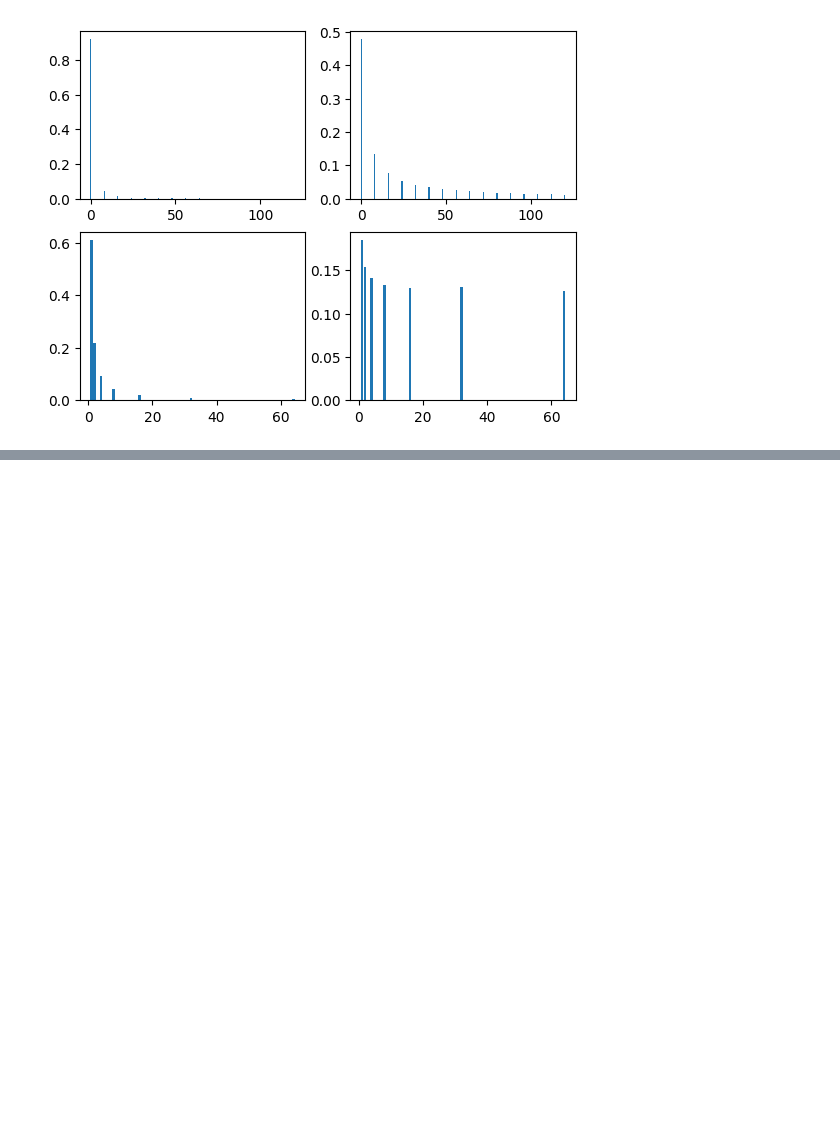
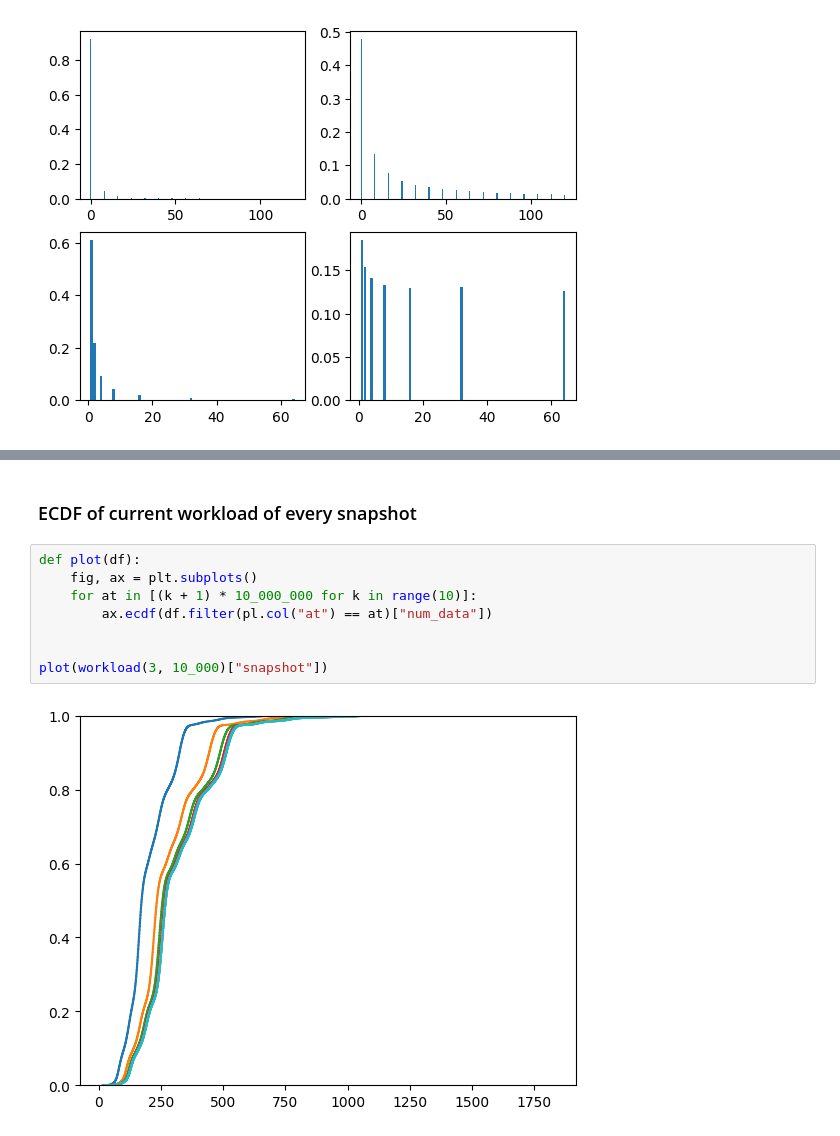
Before and after one commit to sgdxbc/storage-simulation-data, a Jupyter notebook: graphs.ipynb, the cells around one changed output, grey strips where cells are left out. Drawn from its saved outputs; the diff is of its cells as text; blank space fills up the shorter version.

```diff
--- a/graphs.ipynb
+++ b/graphs.ipynb
@@ -39,0 +83,12 @@ plot(2.0)
+# %% [markdown]
+### ECDF of current workload of every snapshot
+# %%
+def plot(df):
+    fig, ax = plt.subplots()
+    for at in [(k + 1) * 10_000_000 for k in range(10)]:
+        ax.ecdf(df.filter(pl.col("at") == at)["num_data"])
+
+
+plot(workload(3, 10_000)["snapshot"])
+# %% [output]
+[figure, added]
```
Also changed, not shown: parts of 9 cells of this notebook.
